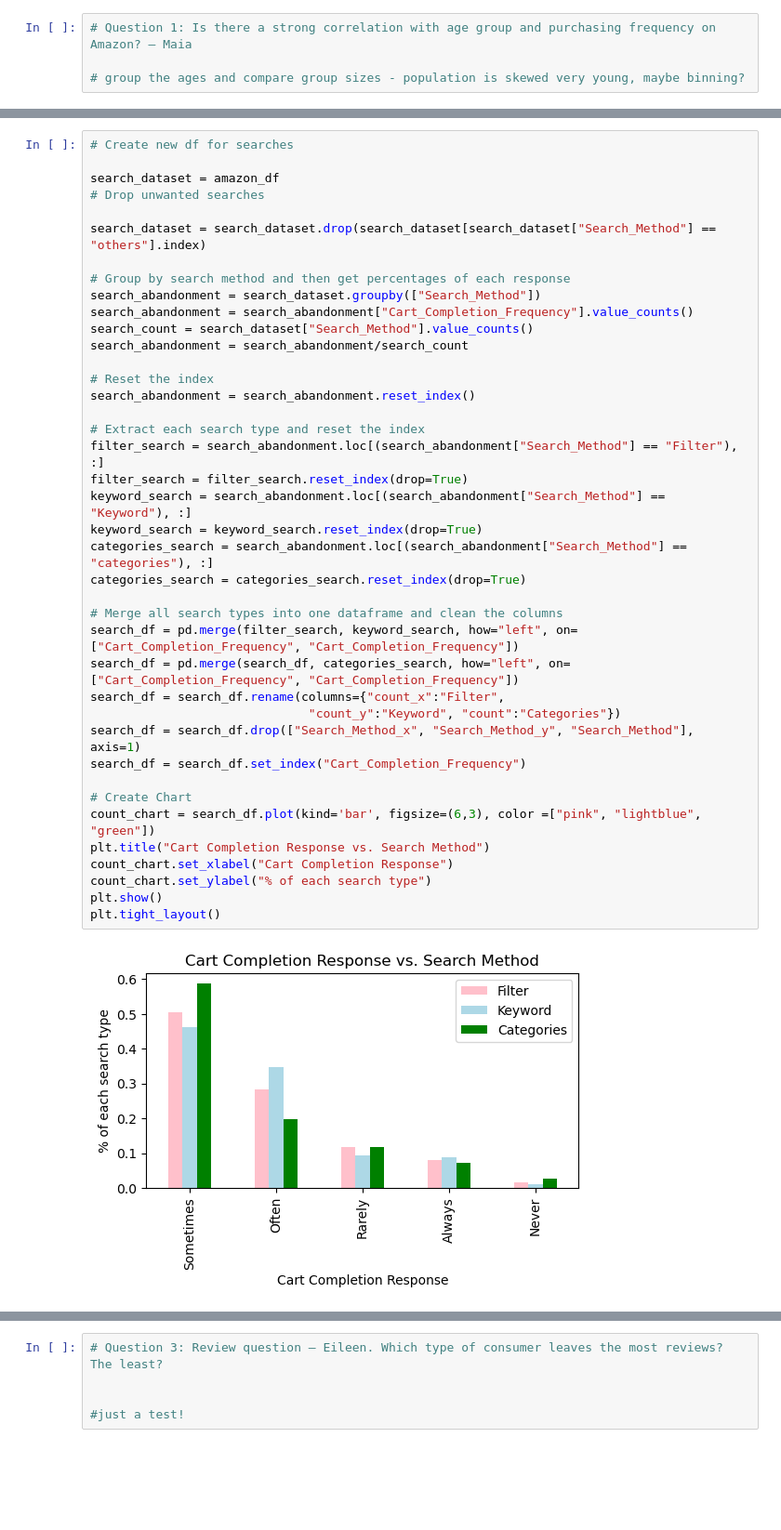
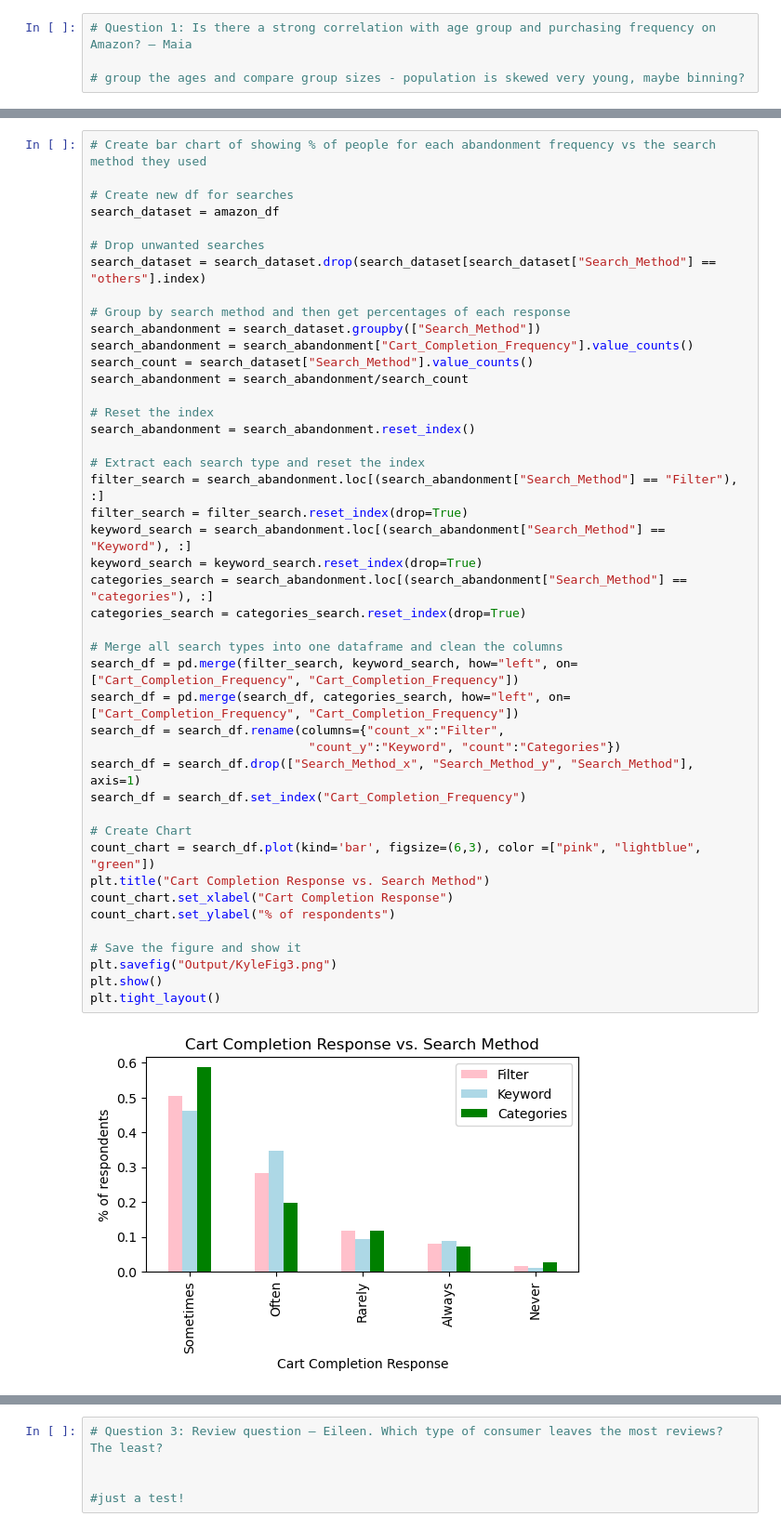
Before and after one commit to bgroble/Project1-G5, a Jupyter notebook: Amazon_Code_Group5 copy.ipynb, the cells around one changed output, grey strips where cells are left out. Shown at 93% size. Cells and saved outputs as stored; diff of their text form; blank space fills up the shorter version.

```diff
--- a/Amazon_Code_Group5 copy.ipynb
+++ b/Amazon_Code_Group5 copy.ipynb
@@ -104,10 +113,11 @@ plt.tight_layout()
 <Figure size 640x480 with 0 Axes>
 # %%
+# Create bar chart of showing % of people for each abandonment frequency vs the search method they used
+
 # Create new df for searches
+search_dataset = amazon_df
 
-search_dataset = amazon_df
 # Drop unwanted searches
-
 search_dataset = search_dataset.drop(search_dataset[search_dataset["Search_Method"] == "others"].index)
 
 # Group by search method and then get percentages of each response
@@ -115,35 +125,38 @@ search_abandonment = search_dataset.groupby(["Search_Method"])
 search_abandonment = search_abandonment["Cart_Completion_Frequency"].value_counts()
 search_count = search_dataset["Search_Method"].value_counts()
 search_abandonment = search_abandonment/search_count
 
 # Reset the index
 search_abandonment = search_abandonment.reset_index()
 
 # Extract each search type and reset the index
 filter_search = search_abandonment.loc[(search_abandonment["Search_Method"] == "Filter"), :]
 filter_search = filter_search.reset_index(drop=True)
 keyword_search = search_abandonment.loc[(search_abandonment["Search_Method"] == "Keyword"), :]
 keyword_search = keyword_search.reset_index(drop=True)
 categories_search = search_abandonment.loc[(search_abandonment["Search_Method"] == "categories"), :]
 categories_search = categories_search.reset_index(drop=True)
 
 # Merge all search types into one dataframe and clean the columns
 search_df = pd.merge(filter_search, keyword_search, how="left", on=["Cart_Completion_Frequency", "Cart_Completion_Frequency"])
 search_df = pd.merge(search_df, categories_search, how="left", on=["Cart_Completion_Frequency", "Cart_Completion_Frequency"])
 search_df = search_df.rename(columns={"count_x":"Filter",
                               "count_y":"Keyword", "count":"Categories"})
 search_df = search_df.drop(["Search_Method_x", "Search_Method_y", "Search_Method"], axis=1)
 search_df = search_df.set_index("Cart_Completion_Frequency")
 
 # Create Chart
 count_chart = search_df.plot(kind='bar', figsize=(6,3), color =["pink", "lightblue", "green"])
 plt.title("Cart Completion Response vs. Search Method")
 count_chart.set_xlabel("Cart Completion Response")
-count_chart.set_ylabel("% of each search type")
+count_chart.set_ylabel("% of respondents")
+
+# Save the figure and show it
+plt.savefig("Output/KyleFig3.png")
 plt.show()
 plt.tight_layout()
 # %% [output]
-[figure, old version]
+[figure, new version]
 <Figure size 640x480 with 0 Axes>
 # %%
 # Question 3: Review question – Eileen. Which type of consumer leaves the most reviews? The least?
```
Also changed, not shown: parts of 2 cells of this notebook, 3 other files.
